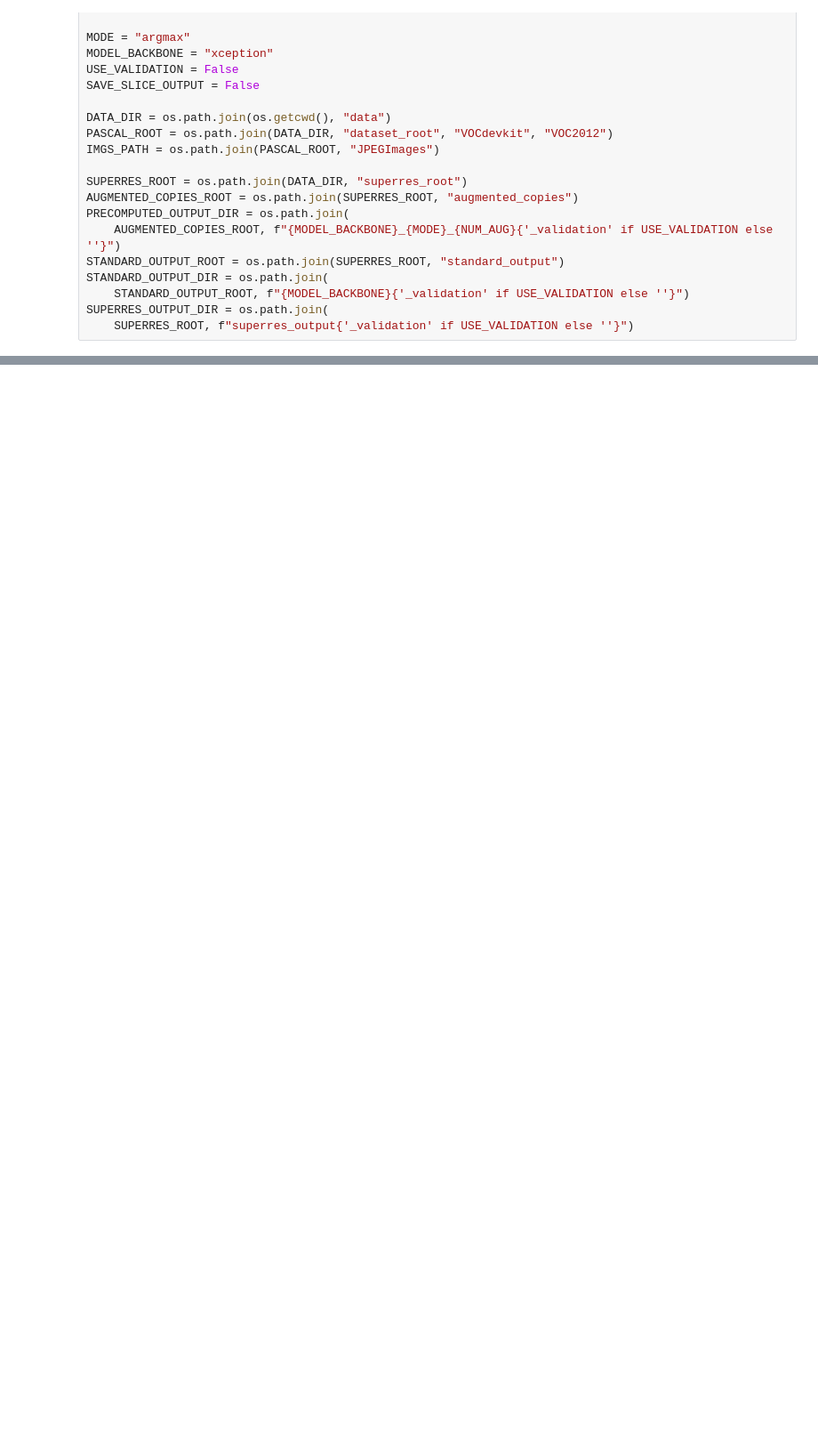
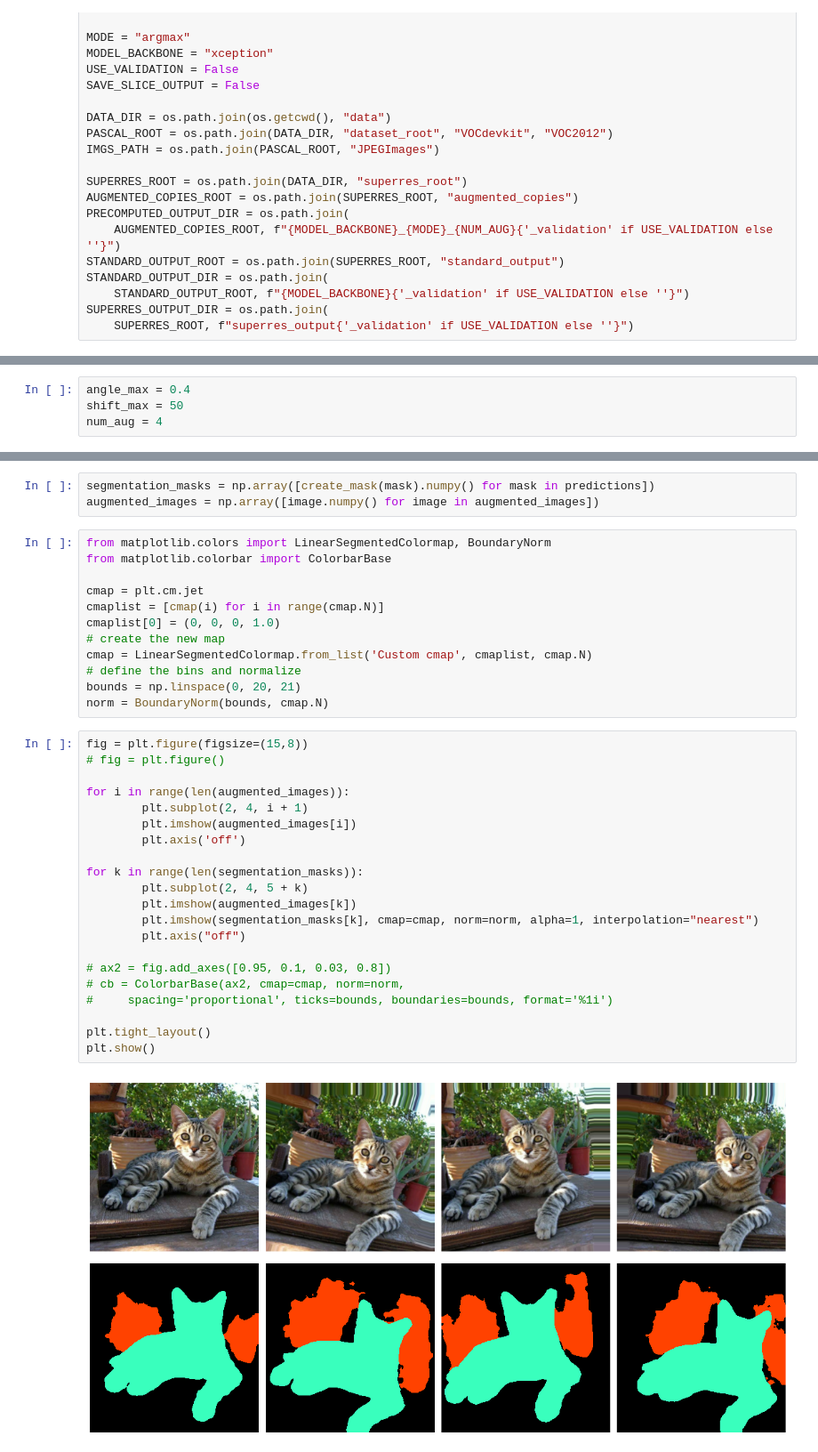
Before and after one commit to nicoloalbergoni/DeepLabV3Plus-Augmented-SuperResolution, a Jupyter notebook: playground.ipynb, the cells around one changed output, grey strips where cells are left out. Shown: that part at 89% size. Saved outputs shown, nothing was run; the diff lists cells and outputs as text; blank space fills up the shorter version.

Commit message:
Add code for custom colormap

```diff
--- a/playground.ipynb
+++ b/playground.ipynb
@@ -114,0 +52,4 @@ test-8-0.6043061063640799
+# %%
+angle_max = 0.4
+shift_max = 50
+num_aug = 4
@@ -114,0 +81,38 @@ test-8-0.6043061063640799
+# %%
+segmentation_masks = np.array([create_mask(mask).numpy() for mask in predictions])
+augmented_images = np.array([image.numpy() for image in augmented_images])
+# %%
+from matplotlib.colors import LinearSegmentedColormap, BoundaryNorm
+from matplotlib.colorbar import ColorbarBase
+
+cmap = plt.cm.jet
+cmaplist = [cmap(i) for i in range(cmap.N)]
+cmaplist[0] = (0, 0, 0, 1.0)
+# create the new map
+cmap = LinearSegmentedColormap.from_list('Custom cmap', cmaplist, cmap.N)
+# define the bins and normalize
+bounds = np.linspace(0, 20, 21)
+norm = BoundaryNorm(bounds, cmap.N)
+# %%
+fig = plt.figure(figsize=(15,8))
+# fig = plt.figure()
+
+for i in range(len(augmented_images)):
+        plt.subplot(2, 4, i + 1)
+        plt.imshow(augmented_images[i])
+        plt.axis('off')
+
+for k in range(len(segmentation_masks)):
+        plt.subplot(2, 4, 5 + k)
+        plt.imshow(augmented_images[k])
+        plt.imshow(segmentation_masks[k], cmap=cmap, norm=norm, alpha=1, interpolation="nearest")
+        plt.axis("off")
+
+# ax2 = fig.add_axes([0.95, 0.1, 0.03, 0.8])
+# cb = ColorbarBase(ax2, cmap=cmap, norm=norm,
+#     spacing='proportional', ticks=bounds, boundaries=bounds, format='%1i')
+
+plt.tight_layout()
+plt.show()
+# %% [output]
+[figure, added]
```
Also changed, not shown: parts of 9 cells of this notebook.
